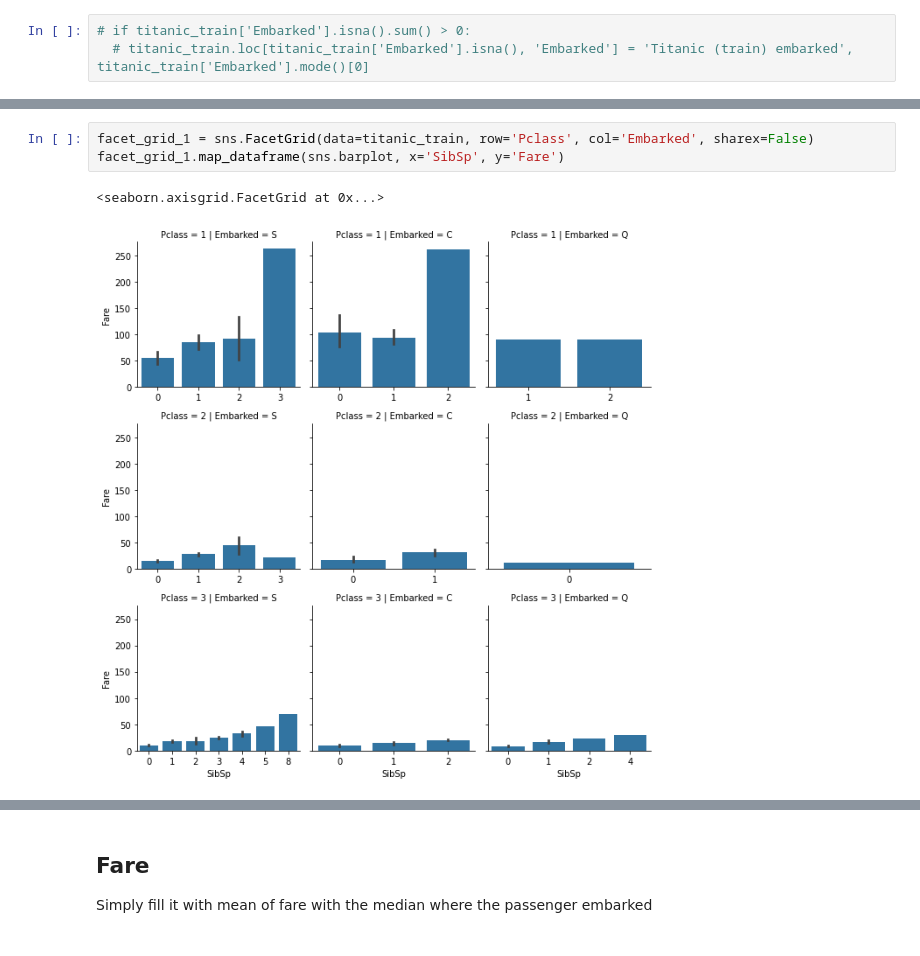
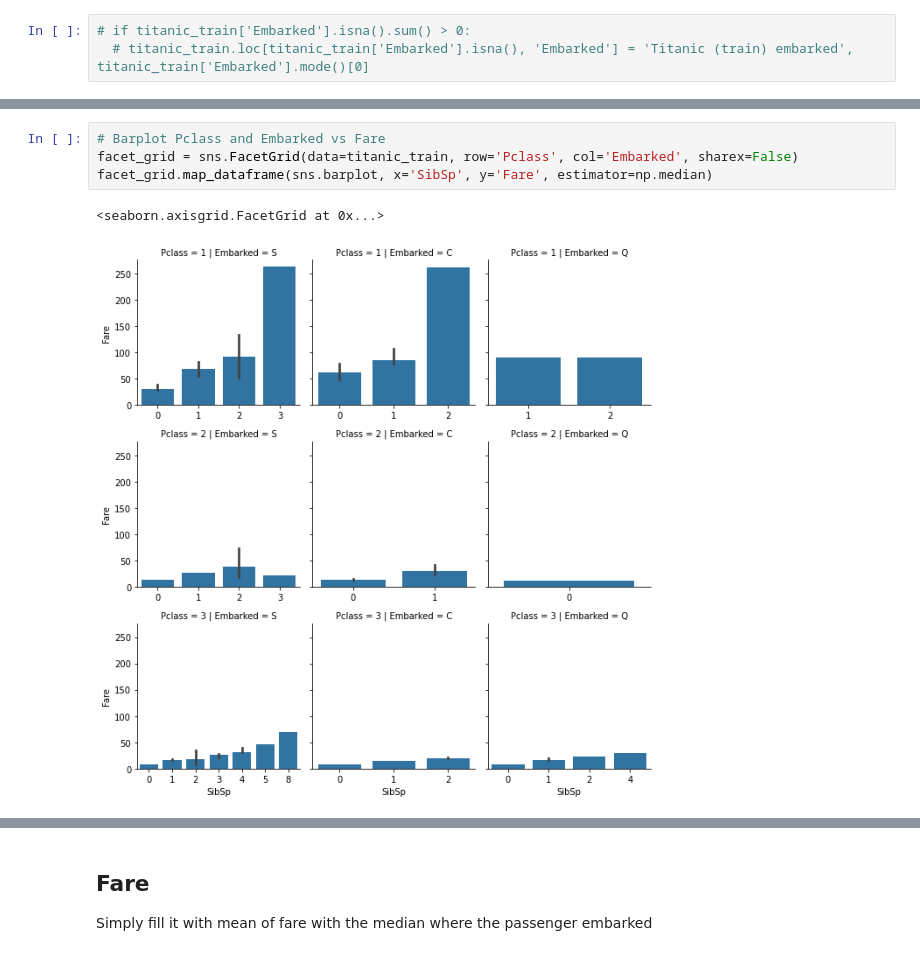
Before and after one commit to marcellinus-witarsah/dataScienceMiniProjects, a Jupyter notebook: TitanicSurvivalModel/Titanic Third.ipynb, the cells around one changed output, grey strips where cells are left out. Cells and saved outputs as stored; diff of their text form.

```diff
--- a/TitanicSurvivalModel/Titanic Third.ipynb
+++ b/TitanicSurvivalModel/Titanic Third.ipynb
@@ -408,8 +407,9 @@ display(pd.pivot_table(data=titanic_test,
 | 2 | 15.0333 | 32.36250 | NaN | 11.52915 | NaN | NaN | NaN | 13.00000 | 26.0000 | 31.50000 | NaN | ... |
 | 3 | 7.2292 | 14.45830 | 21.6792 | 7.75000 | 11.625 | 23.25 | 29.125 | 7.89580 | 15.8250 | 16.40625 | 21.075 | ... |
 # %%
-facet_grid_1 = sns.FacetGrid(data=titanic_train, row='Pclass', col='Embarked', sharex=False)
-facet_grid_1.map_dataframe(sns.barplot, x='SibSp', y='Fare')
+# Barplot Pclass and Embarked vs Fare
+facet_grid = sns.FacetGrid(data=titanic_train, row='Pclass', col='Embarked', sharex=False)
+facet_grid.map_dataframe(sns.barplot, x='SibSp', y='Fare', estimator=np.median)
 # %% [output]
 <seaborn.axisgrid.FacetGrid at 0x...>
-[figure, old version]
+[figure, new version]
```
Also changed, not shown: parts of 7 cells of this notebook.
